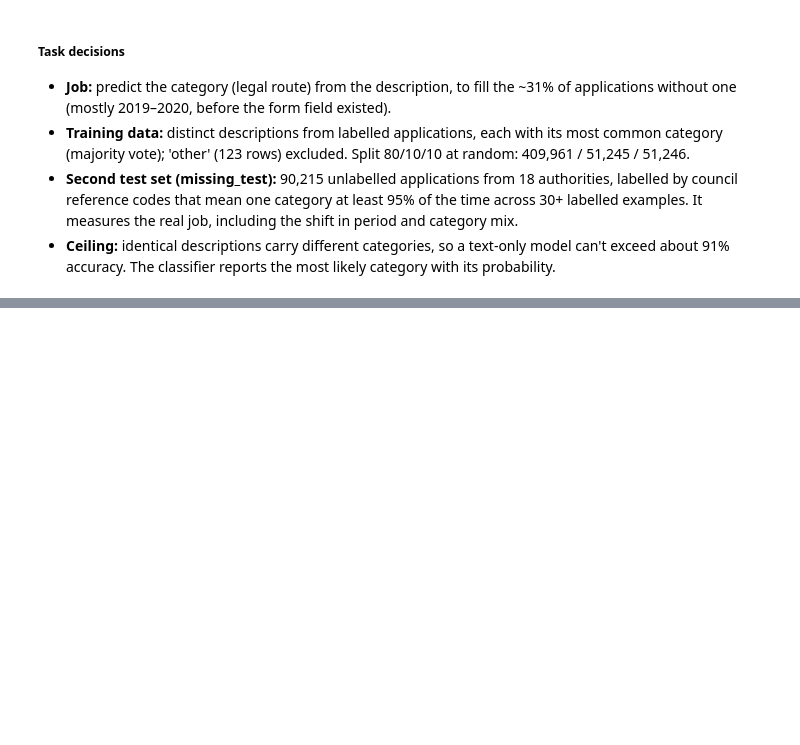
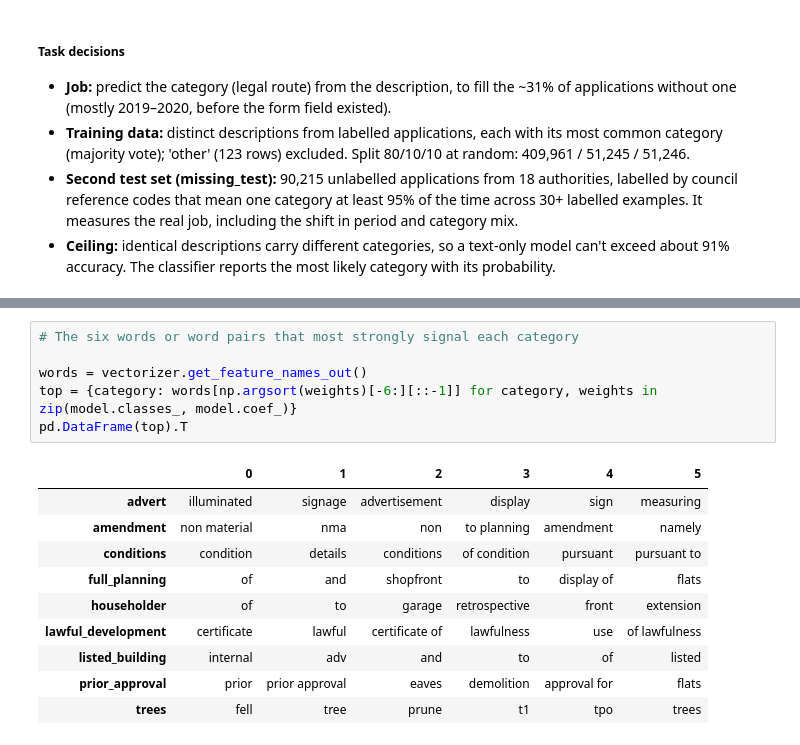
Before and after one commit to samaddmirzaa/london-planscope, a Jupyter notebook: notebooks/02_category_classifier.ipynb, the cells around one changed output, grey strips where cells are left out. Cells and saved outputs as stored; diff of their text form; blank space fills up the shorter version.

```diff
--- a/notebooks/02_category_classifier.ipynb
+++ b/notebooks/02_category_classifier.ipynb
@@ -63,0 +156,17 @@ Name: proportion, dtype: float64
+# %%
+# The six words or word pairs that most strongly signal each category
+
+words = vectorizer.get_feature_names_out()
+top = {category: words[np.argsort(weights)[-6:][::-1]] for category, weights in zip(model.classes_, model.coef_)}
+pd.DataFrame(top).T
+# %% [output]
+|  | 0 | 1 | 2 | 3 | 4 | 5 |
+| advert | illuminated | signage | advertisement | display | sign | measuring |
+| amendment | non material | nma | non | to planning | amendment | namely |
+| conditions | condition | details | conditions | of condition | pursuant | pursuant to |
+| full_planning | of | and | shopfront | to | display of | flats |
+| householder | of | to | garage | retrospective | front | extension |
+| lawful_development | certificate | lawful | certificate of | lawfulness | use | of lawfulness |
+| listed_building | internal | adv | and | to | of | listed |
+| prior_approval | prior | prior approval | eaves | demolition | approval for | flats |
+| trees | fell | tree | prune | t1 | tpo | trees |
```
Also changed, not shown: parts of 10 cells of this notebook, 3 other files.
